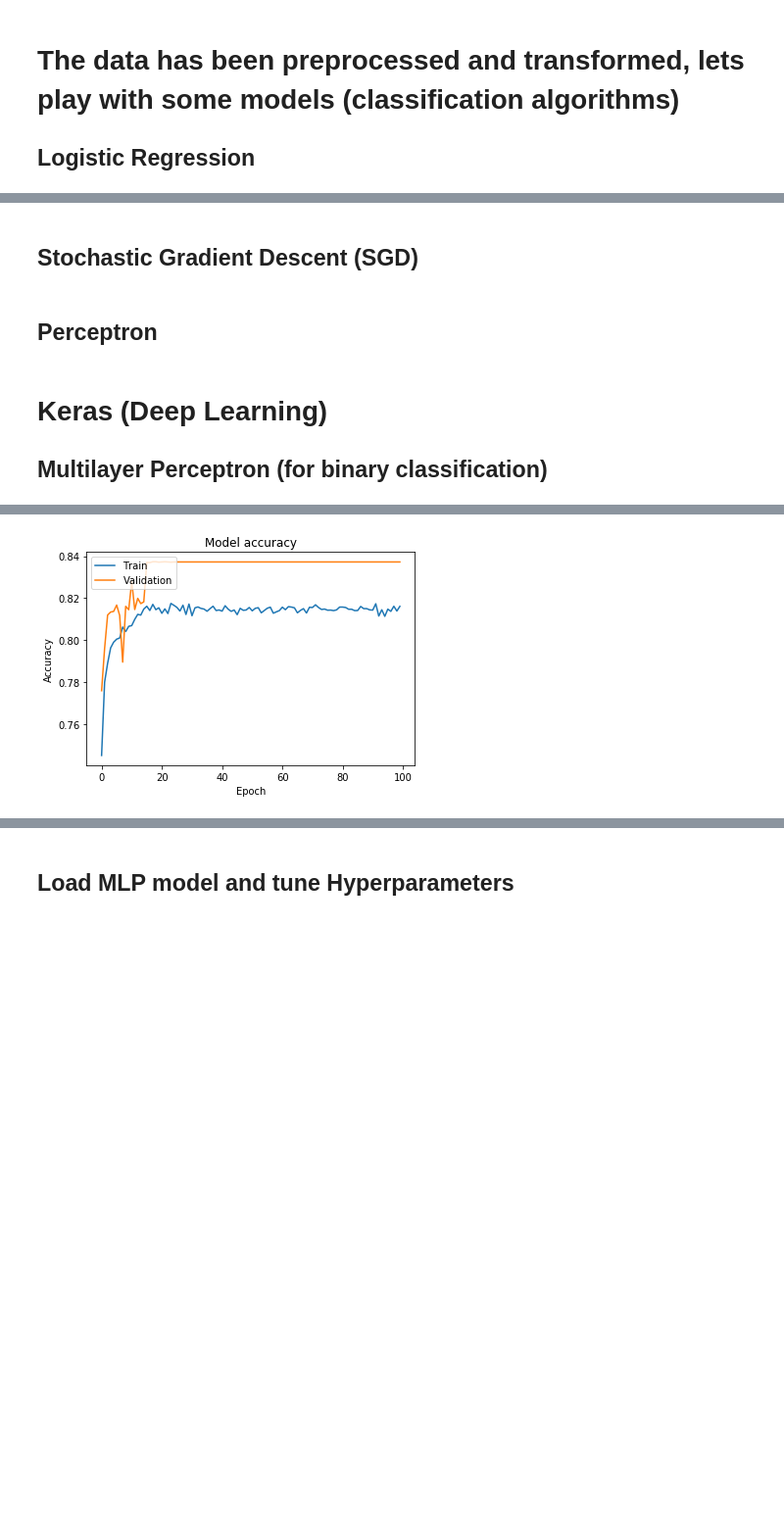
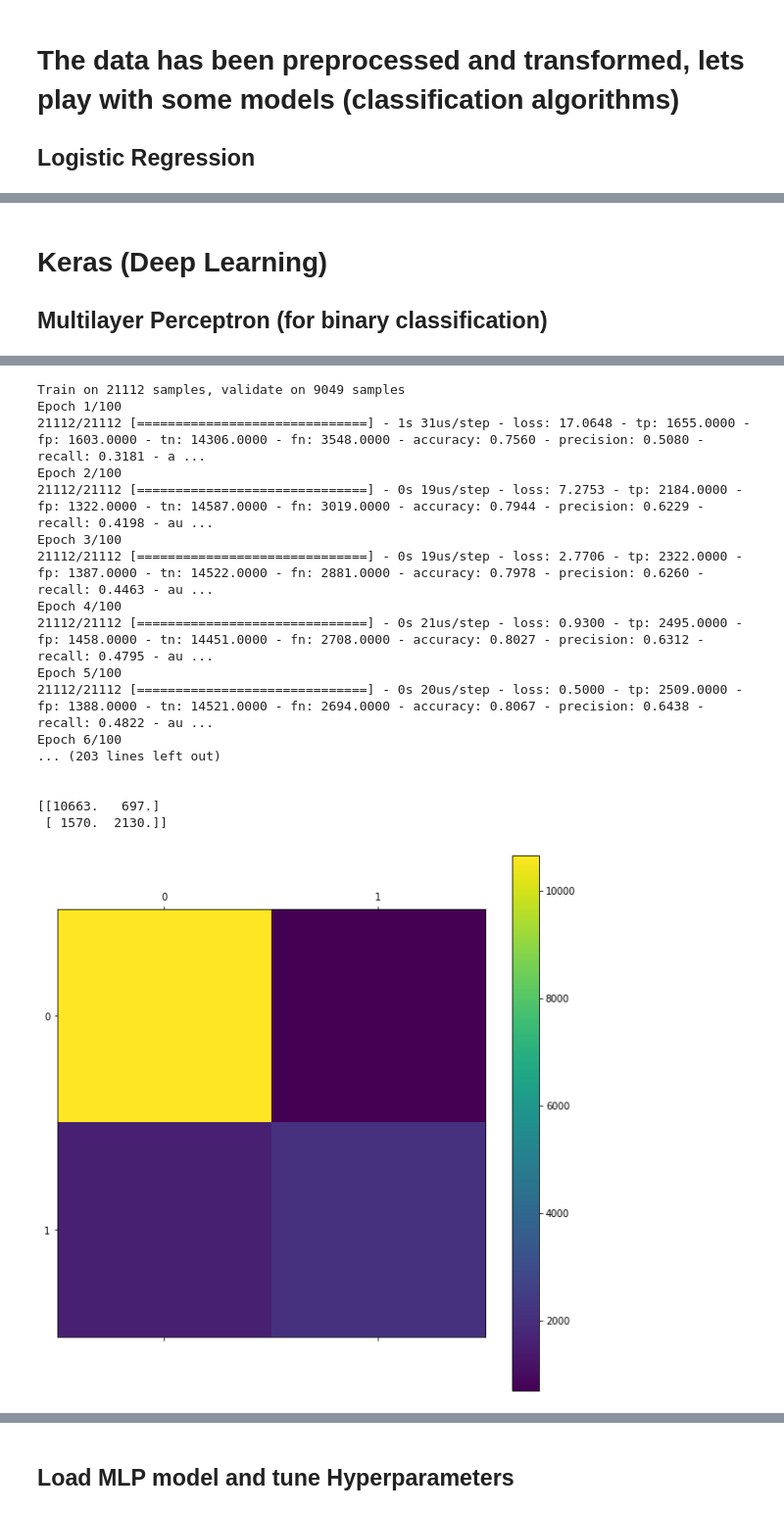
Before and after one commit to sebas-aguilar/ML-Exercise, a Jupyter notebook: dataScienceExercise.ipynb, the cells around one changed output, grey strips where cells are left out. Shown at 98% size. Cells and saved outputs as stored; diff of their text form; code cells hidden in the pictures; blank space fills up the shorter version.

```diff
--- a/dataScienceExercise.ipynb
+++ b/dataScienceExercise.ipynb
@@ -357,2 +347,0 @@ Please also refer to the documentation for alternative solver options:
-# %% [markdown]
-## Stochastic Gradient Descent (SGD)
@@ -379,23 +348,3 @@ plot_roc_curve(sgd_clf,X_trainTrans,y_train)
-# %% [markdown]
-## Perceptron
-# %%
-from sklearn.linear_model import Perceptron
-
-# Scaled features
-per_clf = Perceptron(tol=1e-3,shuffle=True,random_state=42)
-per_clf.fit(X_trainTrans,y_train,sample_weight=None)
-per_clf.score(X_trainTrans,y_train,sample_weight=None)
-
-from sklearn.model_selection import cross_val_score
-print('\nAccuracy 3-fold cross validation:')
-print(cross_val_score(per_clf, X_trainTrans, y_train, cv=3,scoring='accuracy')) # Mediocre improvement using linear SVM model
-
-from sklearn.model_selection import cross_val_predict
-y_test_pred = cross_val_predict(per_clf, X_testTrans, y_test, cv=3)
-
-from sklearn.metrics import plot_confusion_matrix,plot_roc_curve,plot_precision_recall_curve
-disp = plot_confusion_matrix(per_clf,X_testTrans,y_test,display_labels=['<=50K','>50K'])
-plot_roc_curve(per_clf,X_testTrans,y_test,name='Perceptron w/ scaled features')
 # %% [markdown]
 # Keras (Deep Learning)
 
@@ -439,28 +388,45 @@ model.compile(loss='binary_crossentropy',
               metrics=METRICS)
 
 
+# Recall we have an imbalanced class, lets try and fix that
+# 'This can be useful to tell the model to "pay more attention" to samples from an under-represented class.'
+from sklearn.utils import class_weight
+class_weights = class_weight.compute_class_weight(class_weight='balanced',
+                                                  classes=np.unique(y_train),
+                                                  y=y_train)
+
 # Train the model, iterating on the data in batches of 'n' samples
 num_epochs = 100
-size_of_batch = 200
-validation_data = None #(X_testTrans,y_test)
+size_of_batch = 100
+validation_data = None
 from keras.callbacks import ReduceLROnPlateau # Reduce the learning rate on plateau
 reduce_lr = ReduceLROnPlateau(monitor='val_loss', factor=0.1, patience=5, verbose=0,
                   mode='auto', min_delta=0.0001, cooldown=0, min_lr=0)
 history = model.fit(x=X_trainTrans, y=y_train, epochs=num_epochs, batch_size=size_of_batch,
-                    validation_data=validation_data, validation_split=.33,
-                    shuffle=True, callbacks=[reduce_lr])#class_weight
+                    validation_data=validation_data, validation_split=.3,
+                    shuffle=True, callbacks=[reduce_lr],class_weight=class_weights)
 
 
 # Evaluate model over the test set
 test_sample_weight = None
 loss_and_metrics = model.evaluate(x=X_testTrans, y=y_test, batch_size=size_of_batch, sample_weight=None)
-y_pred =  model.predict(x=X_testTrans)
 lossMetricsLegible = [[metricName,metricValue] for metricName, metricValue in zip(history.history.keys(), loss_and_metrics)]
 
 print('\n\nModel performance metrics on the test:')
 for ind in range(len(lossMetricsLegible)):
-    print('\t',lossMetricsLegible[ind][0],':',lossMetricsLegible[ind][1])
+    print('\t',lossMetricsLegible[ind][0][4:],':',lossMetricsLegible[ind][1])
 print('\n\n')
+tp = loss_and_metrics[1]
+fp = loss_and_metrics[2]
+tn = loss_and_metrics[3]
+fn = loss_and_metrics[4]
+# Plot the confusion matrix
+from sklearn.metrics import confusion_matrix
+CM = np.array([[tn,fp],[fn,tp]])
+print(CM)
+im = plt.matshow(CM,label=['<=50K','>50K'])
+plt.colorbar(im)
+plt.show()
 
 from keras.utils import plot_model
 plot_model(model, to_file='savedModel/MLPmodel.png')
@@ -540 +490,18 @@ Epoch 6/100
+Train on 21112 samples, validate on 9049 samples
+Epoch 1/100
+21112/21112 [==============================] - 1s 31us/step - loss: 17.0648 - tp: 1655.0000 - fp: 1603.0000 - tn: 14306.0000 - fn: 3548.0000 - accuracy: 0.7560 - precision: 0.5080 - recall: 0.3181 - a ...
+Epoch 2/100
+21112/21112 [==============================] - 0s 19us/step - loss: 7.2753 - tp: 2184.0000 - fp: 1322.0000 - tn: 14587.0000 - fn: 3019.0000 - accuracy: 0.7944 - precision: 0.6229 - recall: 0.4198 - au ...
+Epoch 3/100
+21112/21112 [==============================] - 0s 19us/step - loss: 2.7706 - tp: 2322.0000 - fp: 1387.0000 - tn: 14522.0000 - fn: 2881.0000 - accuracy: 0.7978 - precision: 0.6260 - recall: 0.4463 - au ...
+Epoch 4/100
+21112/21112 [==============================] - 0s 21us/step - loss: 0.9300 - tp: 2495.0000 - fp: 1458.0000 - tn: 14451.0000 - fn: 2708.0000 - accuracy: 0.8027 - precision: 0.6312 - recall: 0.4795 - au ...
+Epoch 5/100
+21112/21112 [==============================] - 0s 20us/step - loss: 0.5000 - tp: 2509.0000 - fp: 1388.0000 - tn: 14521.0000 - fn: 2694.0000 - accuracy: 0.8067 - precision: 0.6438 - recall: 0.4822 - au ...
+Epoch 6/100
+... (203 lines left out)
+
+
+[[10663.   697.]
+ [ 1570.  2130.]]
-[figure, old version]
+[figure, new version]
```
Also changed, not shown: parts of 7 cells of this notebook, 8 other files.
